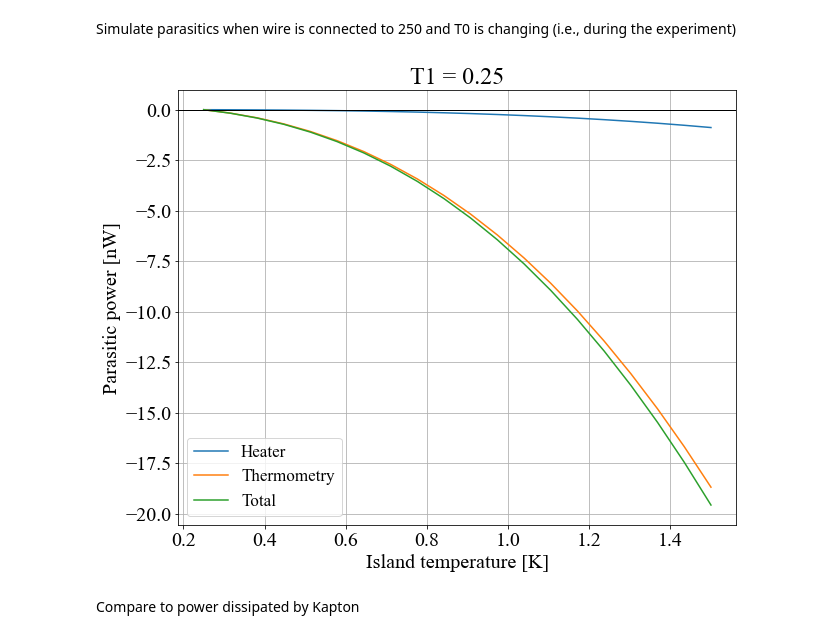
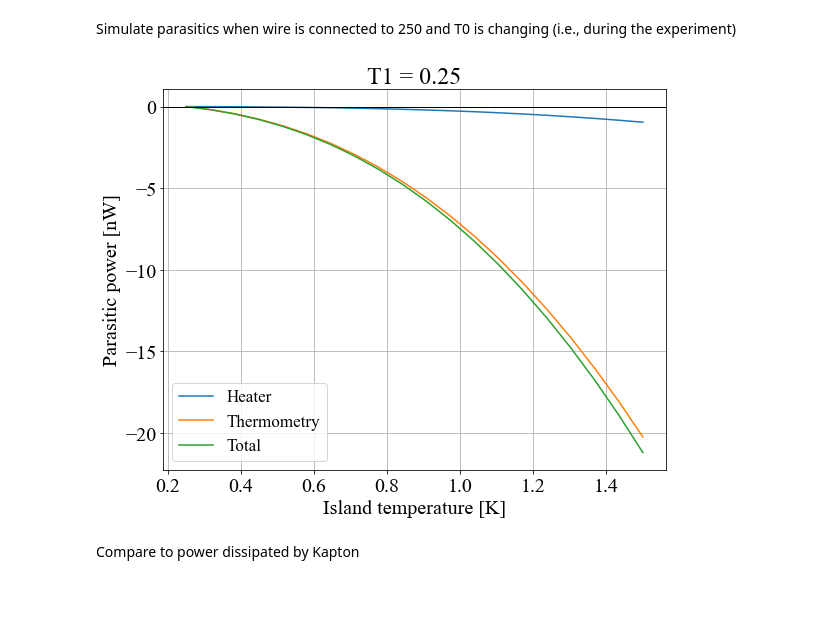
Before and after one commit to nfarias95/ReadoutDesigner, a Jupyter notebook: mechanical_design/thermal_properties/simulations/simulate_parasitic_load.ipynb, the cells around one changed output. Saved outputs shown, nothing was run; the diff lists cells and outputs as text; code cells hidden in the pictures; blank space fills up the shorter version.

```diff
--- a/mechanical_design/thermal_properties/simulations/simulate_parasitic_load.ipynb
+++ b/mechanical_design/thermal_properties/simulations/simulate_parasitic_load.ipynb
@@ -72,33 +72,33 @@ Simulate parasitics when wire is connected to 250 and T0 is changing (i.e., duri
 # %%
 T0s = np.linspace(0.250, 1.5, 20)
 T1 = 250e-3 # K
 
 # Initialize arrays to store data
 hw_par_powers = np.zeros(len(T0s))
 therm_par_powers = np.zeros(len(T0s))
 
-therm_length_apex = 0.65 # [m]
-hw_length_apex = 0.65 # [m]
+therm_length_apex = 0.6 # [m]
+hw_length_apex = 0.6 # [m]
 
 for t, T0_var in enumerate(T0s):
     hw_par_powers[t] = get_dissipated_heat(T0_var, T1, heater_material, \
         hw_area, hw_length_apex)
     therm_par_powers[t] = get_dissipated_heat(T0_var, T1, therm_wire_material, \
         therm_area, therm_length_apex)
 
 
 plt.figure(1, figsize=FIG_SIZE)
 plt.plot(T0s, hw_par_powers*1e9, label="Heater")
 plt.plot(T0s, therm_par_powers*1e9, label="Thermometry")
 plt.plot(T0s, hw_par_powers*1e9 + therm_par_powers*1e9, label="Total")
 plt.xlabel("Island temperature [K]")
 plt.ylabel("Parasitic power [nW]")
 plt.title("T1 = "+str(T1))
 plt.axhline(0, color="black", linestyle="-", linewidth=1)
 plt.legend()
 plt.grid(True)
 # %% [output]
-[figure, old version]
+[figure, new version]
 # %% [markdown]
 Compare to power dissipated by Kapton
 # %%
```
Also changed, not shown: parts of 2 cells of this notebook, 16 other files.
